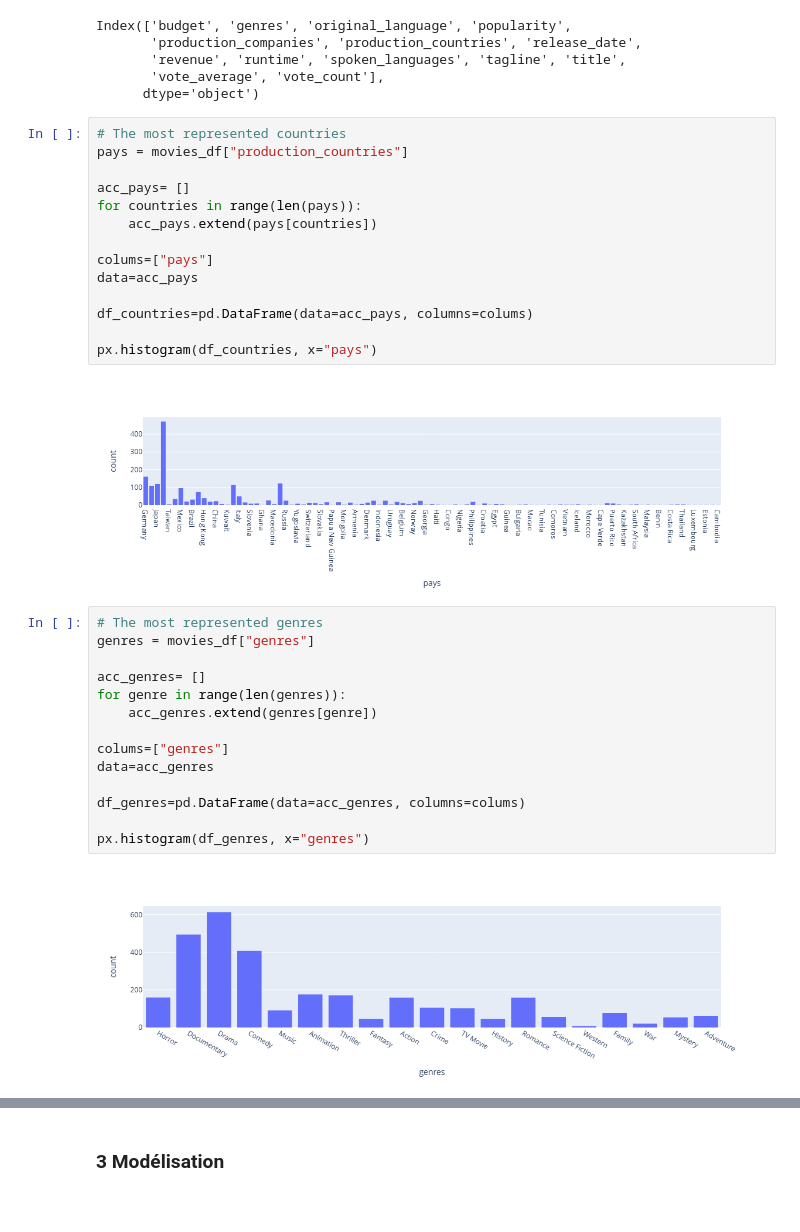
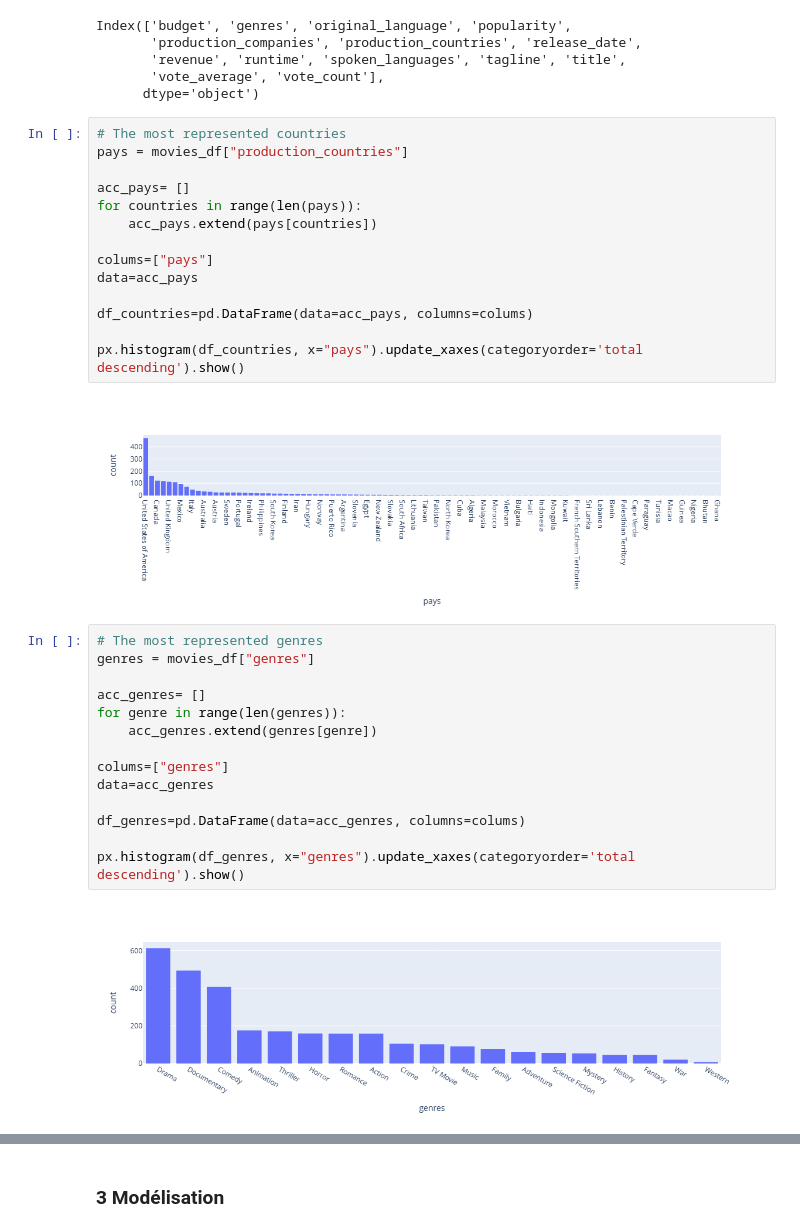
Before and after one commit to jomayans/Projet-Python, a Jupyter notebook: NoteBook_principal.ipynb, the cells around one changed output, grey strips where cells are left out. Cells and saved outputs as stored; diff of their text form.

```diff
--- a/NoteBook_principal.ipynb
+++ b/NoteBook_principal.ipynb
@@ -122,19 +126,19 @@ Index(['budget', 'genres', 'original_language', 'popularity',
 # %%
 # The most represented countries
 pays = movies_df["production_countries"]
 
 acc_pays= []
 for countries in range(len(pays)):
     acc_pays.extend(pays[countries])
 
 colums=["pays"]
 data=acc_pays
 
 df_countries=pd.DataFrame(data=acc_pays, columns=colums)
 
-px.histogram(df_countries, x="pays")
+px.histogram(df_countries, x="pays").update_xaxes(categoryorder='total descending').show()
 # %% [output]
-[figure, old version]
+[figure, new version]
 # %%
 # The most represented genres
 genres = movies_df["genres"]
@@ -148,6 +152,6 @@ data=acc_genres
 
 df_genres=pd.DataFrame(data=acc_genres, columns=colums)
 
-px.histogram(df_genres, x="genres")
+px.histogram(df_genres, x="genres").update_xaxes(categoryorder='total descending').show()
 # %% [output]
-[figure, old version]
+[figure, new version]
```
Also changed, not shown: parts of 7 cells of this notebook.
